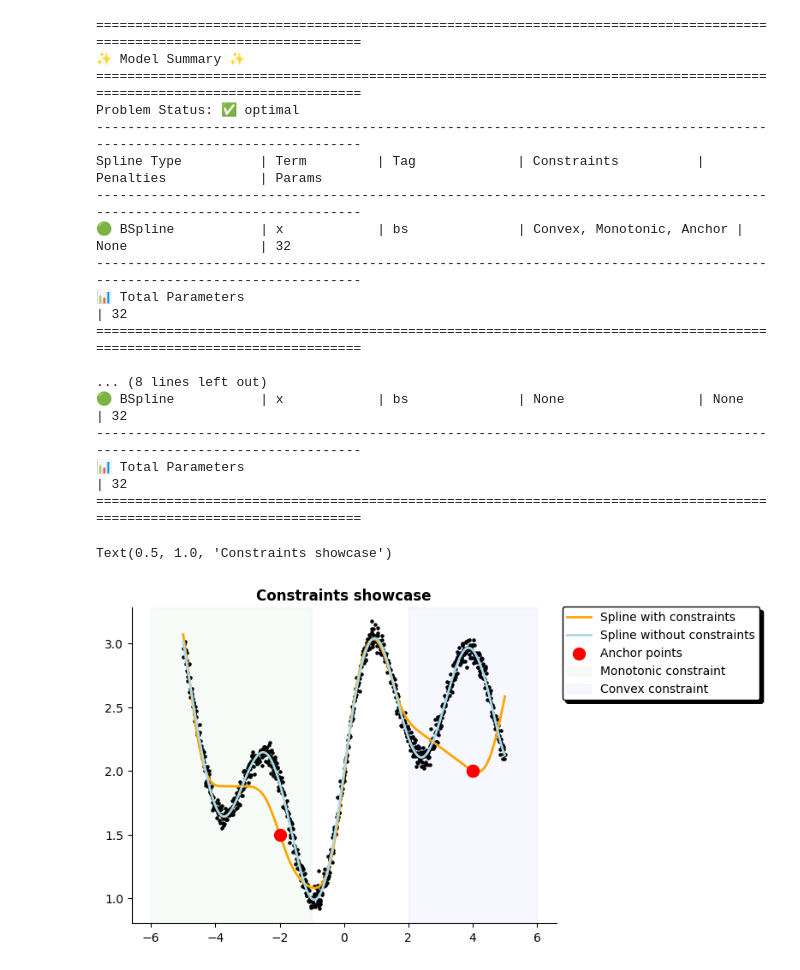
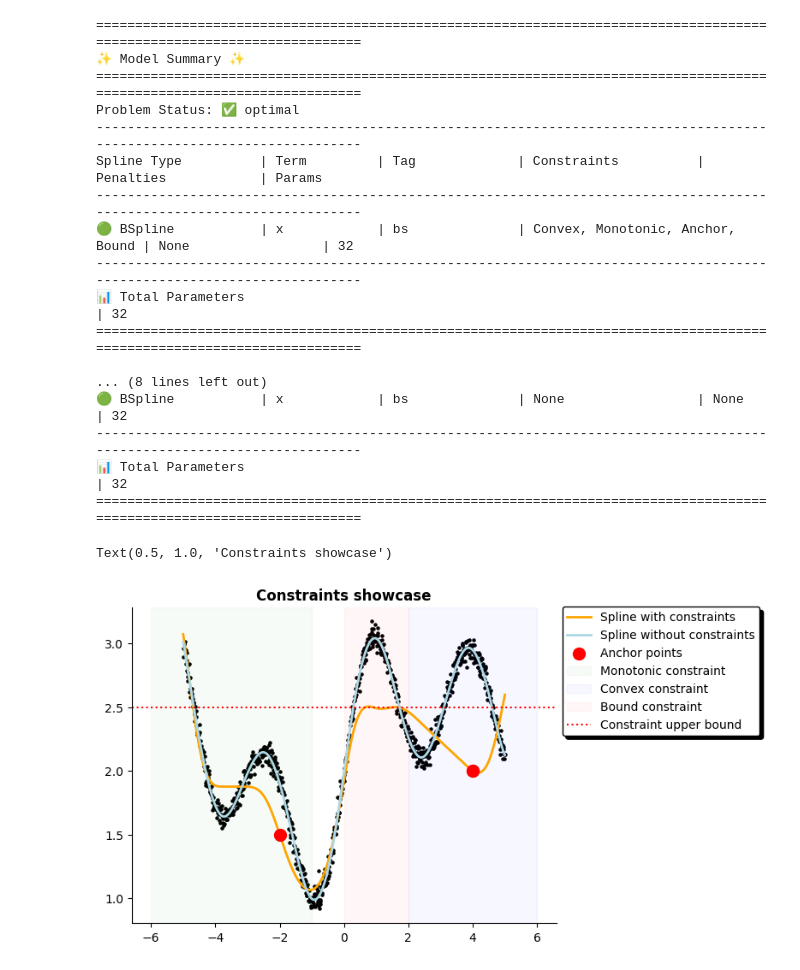
Before and after one commit to clarkmaio/lpspline, a Jupyter notebook: notebook/constraints_demo.ipynb, the cells around one changed output. Cells and saved outputs as stored; diff of their text form; code cells hidden in the pictures.

```diff
--- a/notebook/constraints_demo.ipynb
+++ b/notebook/constraints_demo.ipynb
@@ -25,12 +25,14 @@ df = pl.DataFrame({"x": x, 'by': by,"y": y})
 anchor_points = [(-2, 1.5), (4, 2)]
 model = (
     # Try changing the spline using pwl or cs
-    +bs("x", knots=np.linspace(-10, 10, 30), degree=3, tag='bs').add_constraint(
-                                                                    # and fun here playing with constraint
-                                                                    Convex(start=2, end = 10),
-                                                                    Monotonic(decreasing=True, start=-10, end = -1),
-                                                                    Anchor(*anchor_points)
-                                                                )
+    +bs("x", knots=np.linspace(-10, 10, 30), degree=3, tag='bs')
+        .add_constraint(
+            # and fun here playing with constraint
+            Convex(start=2, end = 10),
+            Monotonic(decreasing=True, start=-10, end = -1),
+            Anchor(*anchor_points),
+            Bound(lower=None, upper=2.5, n=10, start=0, end=2)
+        )
 )
 
 # -------------------------- Model without constraints for comparison
@@ -46,32 +48,34 @@ model_nocs.fit(X=df, y=df['y'])
 plt.scatter(df['x'], df['y'], color='k', s=5)
 plt.plot(df['x'], model.predict(df), color='orange', linewidth=2, label='Spline with constraints')
 plt.plot(df['x'], model_nocs.predict(df), color='lightblue', linewidth=2, label='Spline without constraints')
 for p in anchor_points:
     plt.scatter(*p, color='r', s=100, zorder=100)
 plt.scatter(*p, color='r', s=100, zorder=100, label='Anchor points')
 
 plt.axvspan(xmin=-6, xmax=-1, color='green', alpha=.03, label='Monotonic constraint')
 plt.axvspan(xmin=2, xmax=6, color='blue', alpha=.03, label='Convex constraint')
+plt.axvspan(xmin=0, xmax=2, color='red', alpha=.03, label='Bound constraint')
+plt.axhline(y=2.5, color='red', alpha=1, label='Constraint upper bound', linestyle=':')
 pmp.legend(loc='ext side upper right')
 pmp.remove_axis('top', 'right')
 plt.title('Constraints showcase', fontweight='bold')
 # %% [output]
 ========================================================================================================================
 ✨ Model Summary ✨
 ========================================================================================================================
 Problem Status: ✅ optimal
 ------------------------------------------------------------------------------------------------------------------------
 Spline Type          | Term         | Tag             | Constraints          | Penalties            | Params
 ------------------------------------------------------------------------------------------------------------------------
-🟢 BSpline           | x            | bs              | Convex, Monotonic, Anchor | None                 | 32
+🟢 BSpline           | x            | bs              | Convex, Monotonic, Anchor, Bound | None                 | 32
 ------------------------------------------------------------------------------------------------------------------------
 📊 Total Parameters                                                                                 | 32
 ========================================================================================================================
 
 ... (8 lines left out)
 🟢 BSpline           | x            | bs              | None                 | None                 | 32
 ------------------------------------------------------------------------------------------------------------------------
 📊 Total Parameters                                                                                 | 32
 ========================================================================================================================
 Text(0.5, 1.0, 'Constraints showcase')
-[figure, old version]
+[figure, new version]
```
Also changed, not shown: parts of 1 cell of this notebook, 6 other files.
